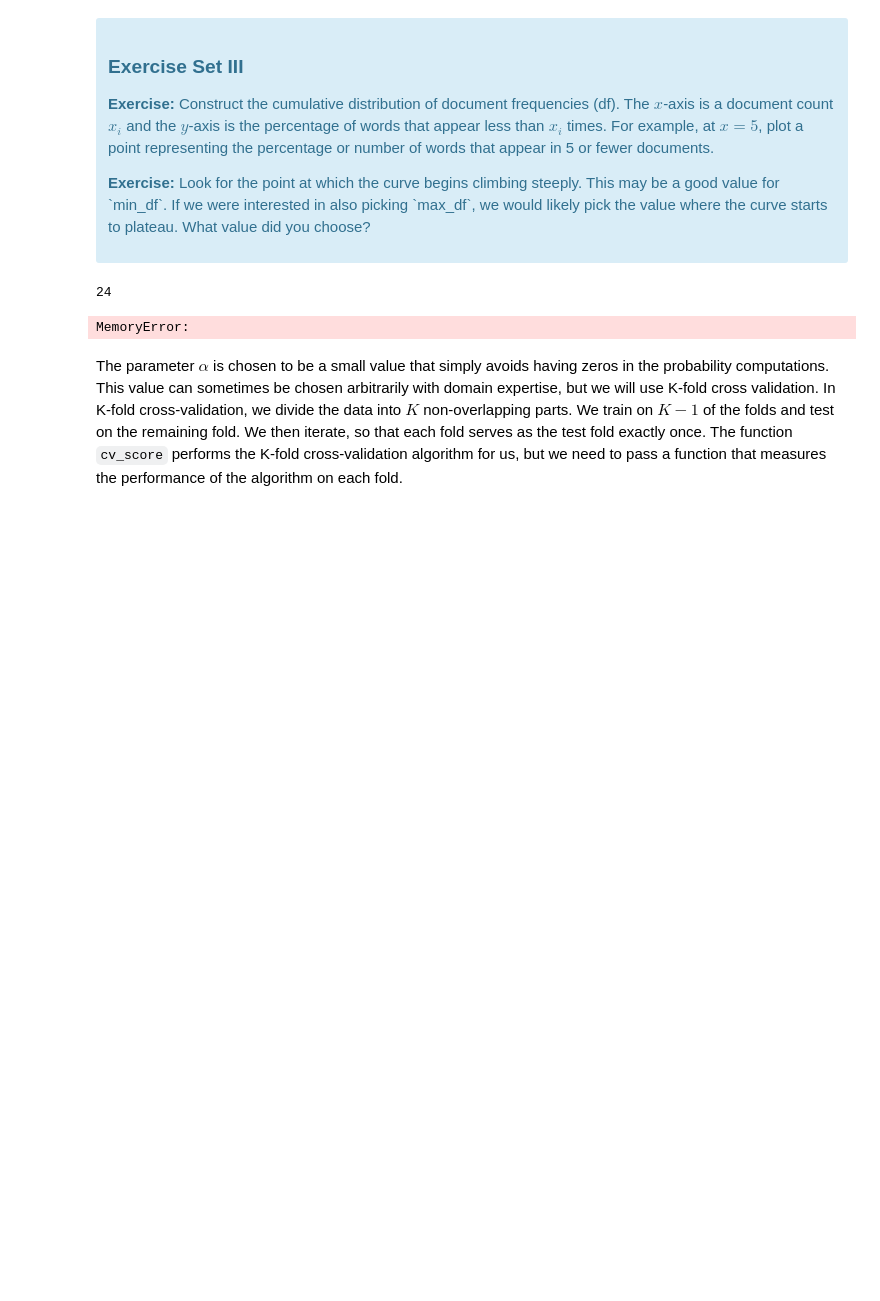
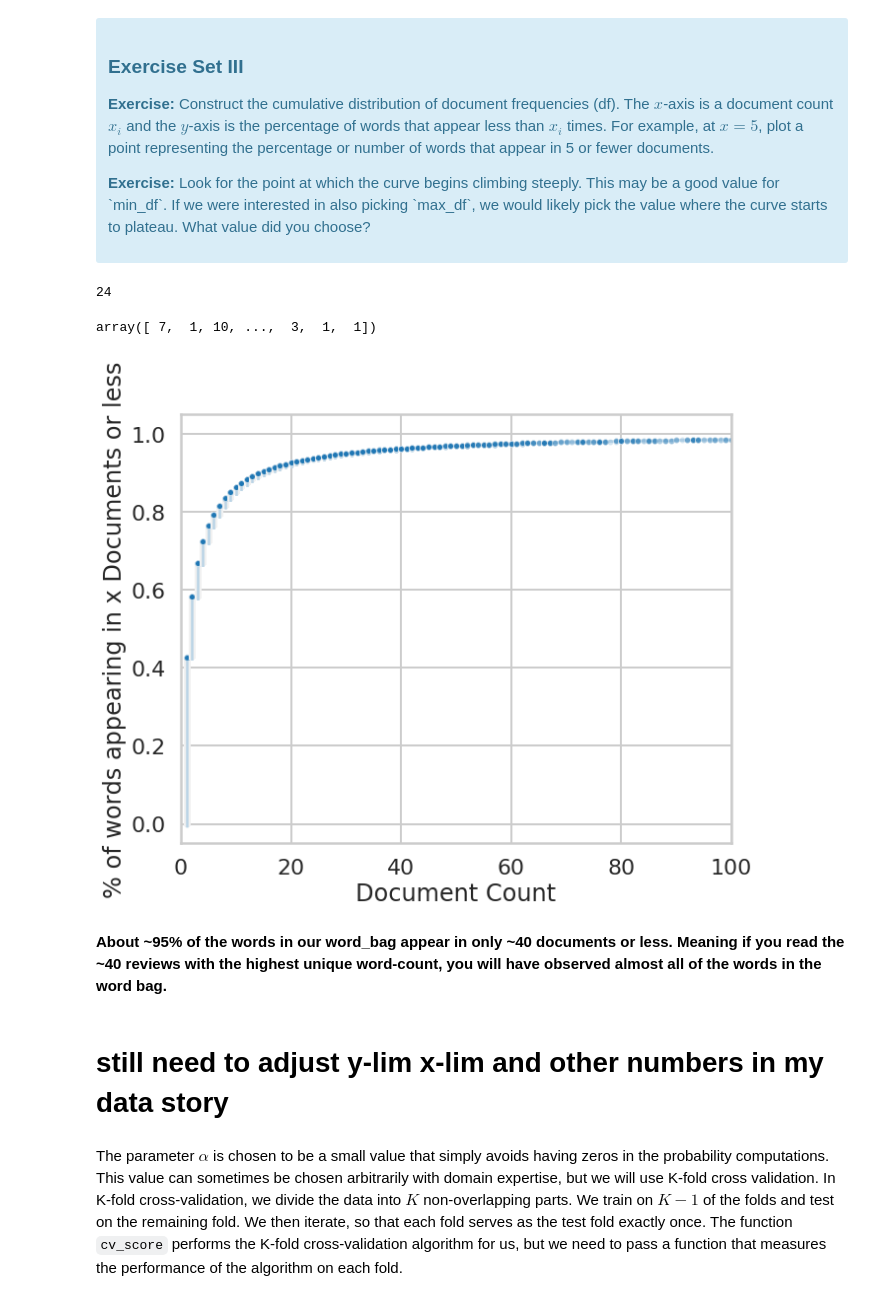
Before and after one commit to AHalarewicz/NaiveBayes, a Jupyter notebook: naive_bayes/Mini_Project_Naive_Bayes.ipynb, the cells around one changed output. Saved outputs shown, nothing was run; the diff lists cells and outputs as text; code cells hidden in the pictures; blank space fills up the shorter version.

Commit message:
Fix MemoryError & ecdf successfuly constructed

```diff
--- a/naive_bayes/Mini_Project_Naive_Bayes.ipynb
+++ b/naive_bayes/Mini_Project_Naive_Bayes.ipynb
@@ -327,10 +327,11 @@ np.sum(words[0])
 # %%
 word_occurences = words[0] *0
 for word in words:
-    is_present = words>0
-    word_occurence = word_occurences + is_present
+    is_present = word>0
+    word_occurences = word_occurences + is_present
+word_occurences
 # %% [output]
-MemoryError:
+array([ 7,  1, 10, ...,  3,  1,  1])
 # %%
 denom = [1 for word in words if word==0]
 # %%
@@ -352,3 +350,18 @@ _ = plt.plot(count, percentage)
+# %%
+count, percentage = ecdf(word_occurences)
+_ = plt.figure(figsize=(10,8))
+_ = plt.plot(count, percentage, marker='.', markeredgecolor='w', alpha=0.2)
+_ = plt.xlim(0,100)
+_ = yticks=[0, 0.25, 0.5, 0.75, 1]
+_ = plt.xlabel('Document Count')
+_ = plt.ylabel('% of words appearing in x Documents or less')
+#_ = plt.hist(word_occurences, cumulative=True, bins=len(word_occurences))
+# %% [output]
+[figure, added]
+# %% [markdown]
+**About ~95% of the words in our word_bag appear in only ~40 documents or less. Meaning if you read the ~40 reviews with the highest unique word-count, you will have observed almost all of the words in the word bag.**
+# %% [markdown]
+# still need to adjust y-lim x-lim and other numbers in my data story
 # %% [markdown]
 The parameter $\alpha$ is chosen to be a small value that simply avoids having zeros in the probability computations. This value can sometimes be chosen arbitrarily with domain expertise, but we will use K-fold cross validation. In K-fold cross-validation, we divide the data into $K$ non-overlapping parts. We train on $K-1$ of the folds and test on the remaining fold. We then iterate, so that each fold serves as the test fold exactly once. The function `cv_score` performs the K-fold cross-validation algorithm for us, but we need to pass a function that measures the performance of the algorithm on each fold.
 # %%
```
Also changed, not shown: parts of 1 cell of this notebook.
